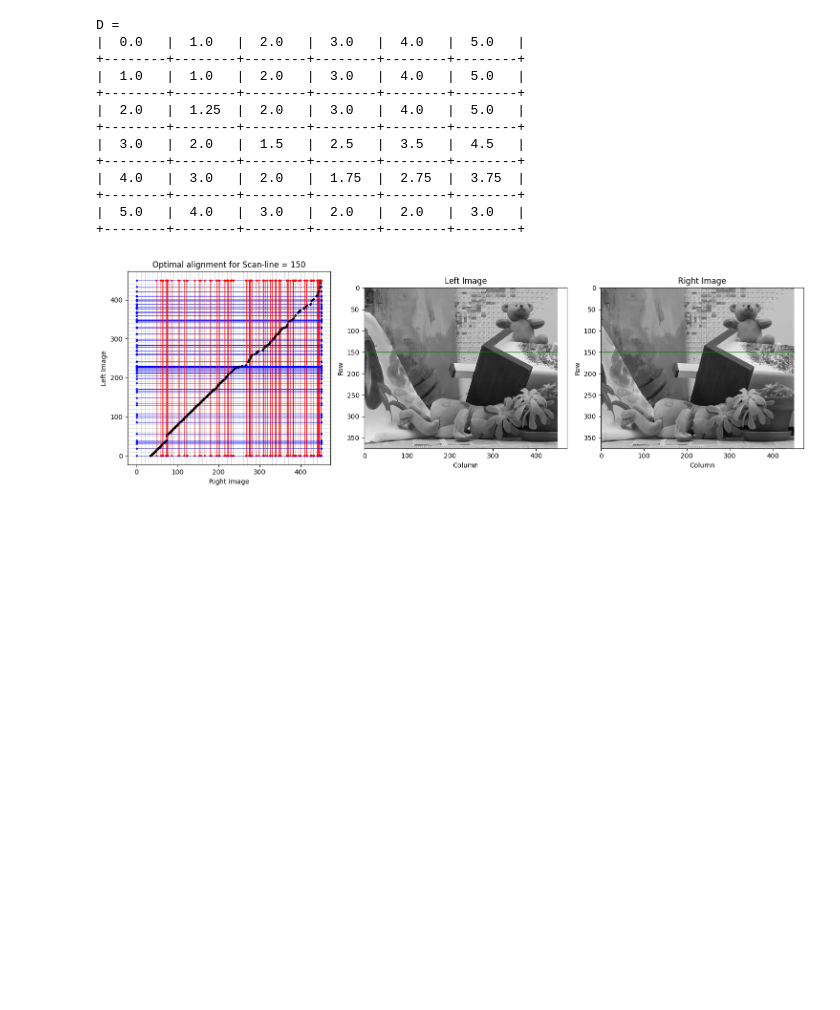
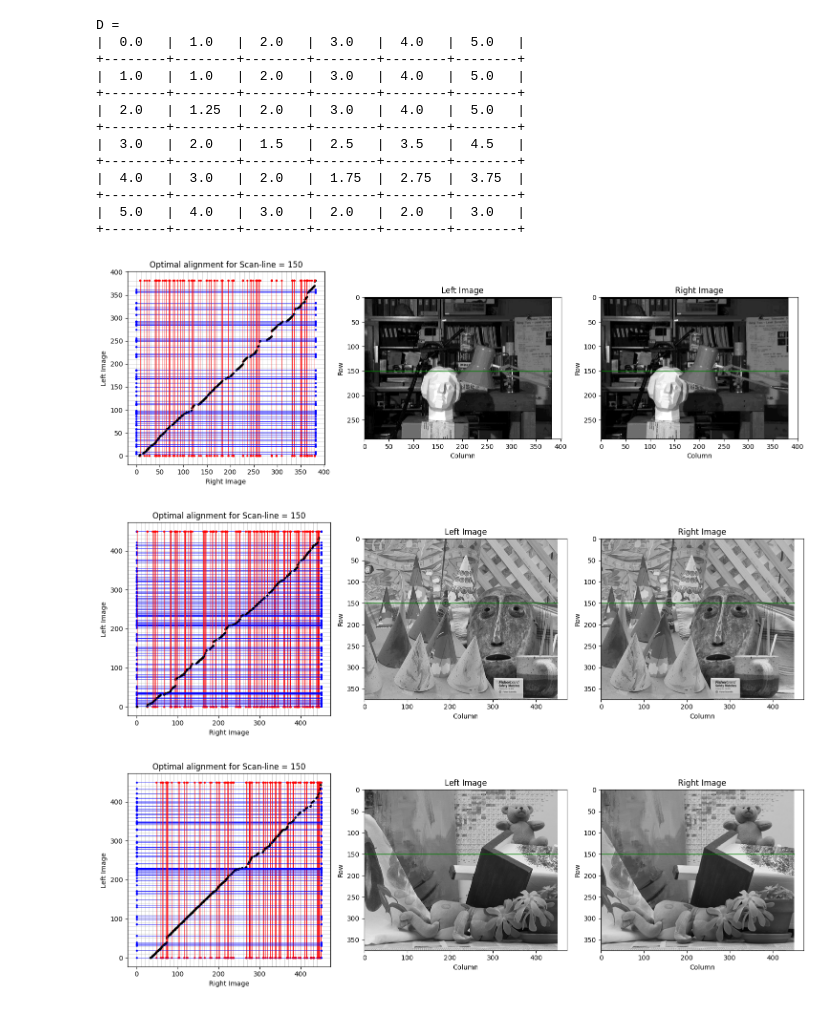
Before and after one commit to yousefkotp/Stereo-Vision, a Jupyter notebook: notebook.ipynb, the cells around one changed output. Drawn from its saved outputs; the diff is of its cells as text; code cells hidden in the pictures; blank space fills up the shorter version.

```diff
--- a/notebook.ipynb
+++ b/notebook.ipynb
@@ -154,13 +151,6 @@ D =
 +--------+--------+--------+--------+--------+--------+
 |  5.0   |  4.0   |  3.0   |  2.0   |  2.0   |  3.0   |
 +--------+--------+--------+--------+--------+--------+
-# %%
-for image_index in range(0, len(left_test_images)):
-    left_img = np.asarray(Image.open(left_test_images[image_index]).convert('L'))
-    right_img = np.asarray(Image.open(right_test_images[image_index]).convert('L'))
-    disparity_map, normalized_disparity_map = calculate_disparity_for_image(left_img, right_img)
-    cv2.imwrite('results/dp/test/disparity_dp_{}.png'.format(image_index+1), disparity_map.astype("uint8"), [cv2.IMWRITE_PNG_COMPRESSION, 0])
-    cv2.imwrite('results/dp/test/normalized_disparity_dp_{}.png'.format(image_index+1), normalized_disparity_map.astype("uint8"), [cv2.IMWRITE_PNG_COMPRESSION, 0])
 # %%
 for image_index in range(0, len(left_images)):
     left_img = np.asarray(Image.open(left_images[image_index]).convert('L'))
@@ -215,37 +205,42 @@ def plot_disparity(Il, Ir, h,  ax, sigma=2, c0=1):
 
     return
 # %%
-fig, axs = plt.subplots(1, 3, figsize=(15, 5))
+for image_index in range(0, len(left_images)):
+    fig, axs = plt.subplots(1, 3, figsize=(15, 5))
 
-img_left = cv2.imread(left_images[2], cv2.IMREAD_GRAYSCALE)
-img_right = cv2.imread(right_images[2], cv2.IMREAD_GRAYSCALE)
-height = 150
+    img_left = cv2.imread(left_images[image_index], cv2.IMREAD_GRAYSCALE)
+    img_right = cv2.imread(right_images[image_index], cv2.IMREAD_GRAYSCALE)
+    height = 150
 
-# Plot grid in axs[0]
-for i in range(0, img_left.shape[1], 10):
-    axs[0].axhline(i, color='grey', linewidth=0.5, alpha=0.5)
-    axs[0].axvline(i, color='grey', linewidth=0.5, alpha=0.5)
+    # Plot grid in axs[0]
+    for i in range(0, img_left.shape[1], 10):
+        axs[0].axhline(i, color='grey', linewidth=0.5, alpha=0.5)
+        axs[0].axvline(i, color='grey', linewidth=0.5, alpha=0.5)
 
 
-plot_disparity(img_left[height], img_right[height], height, ax=axs[0])
+    plot_disparity(img_left[height], img_right[height], height, ax=axs[0])
 
-# plot the left and right images and show the line we are scanning
-axs[1].imshow(img_left, cmap='gray')
-axs[1].plot([0, img_left.shape[1]], [height, height], color='green', linewidth=1, label='scan-line')
-axs[1].set_title("Left Image")
-axs[1].set_xlabel("Column")
-axs[1].set_ylabel("Row")
+    # plot the left and right images and show the line we are scanning
+    axs[1].imshow(img_left, cmap='gray')
+    axs[1].plot([0, img_left.shape[1]], [height, height], color='green', linewidth=1, label='scan-line')
+    axs[1].set_title("Left Image")
+    axs[1].set_xlabel("Column")
+    axs[1].set_ylabel("Row")
 
-axs[2].imshow(img_right, cmap='gray')
-axs[2].plot([0, img_right.shape[1]], [height, height], color='green', linewidth=1, label='scan-line')
-axs[2].set_title("Right Image")
-axs[2].set_xlabel("Column")
-axs[2].set_ylabel("Row")
+    axs[2].imshow(img_right, cmap='gray')
+    axs[2].plot([0, img_right.shape[1]], [height, height], color='green', linewidth=1, label='scan-line')
+    axs[2].set_title("Right Image")
+    axs[2].set_xlabel("Column")
+    axs[2].set_ylabel("Row")
 
-plt.tight_layout()
-plt.show()
+    plt.tight_layout()
+    plt.show()
+    # Saving the whole figure
+    fig.savefig('results/dp/scanline_{}.png'.format(image_index+1), dpi=fig.dpi)
 # %% [output]
-[figure, old version]
+[figure, new version]
+[figure, added]
+[figure, added]
 # %%
 for image_index in range(0, len(left_images)):
     left_img = np.asarray(Image.open(left_images[image_index]).convert('L'))
```
Also changed, not shown: parts of 1 cell of this notebook.
